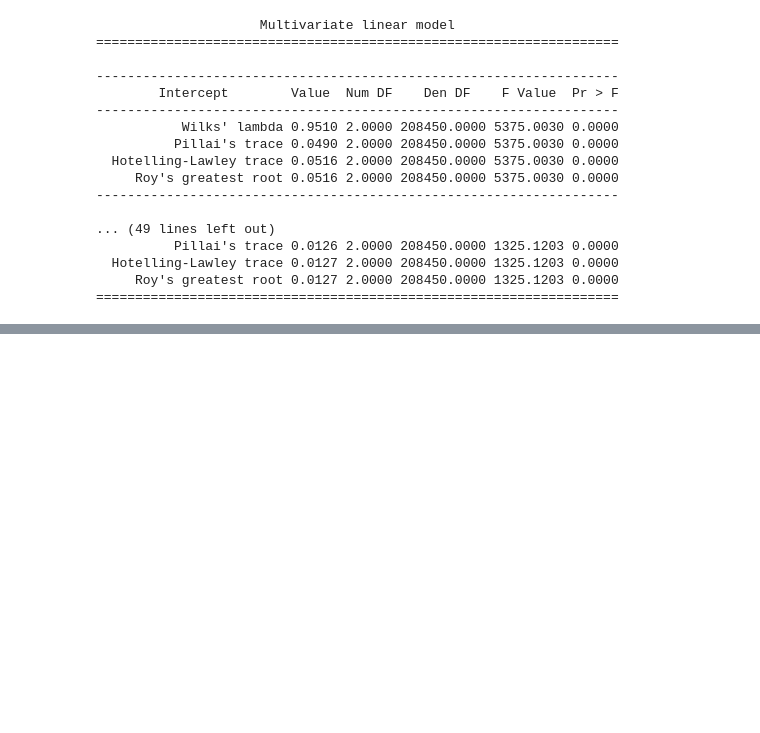
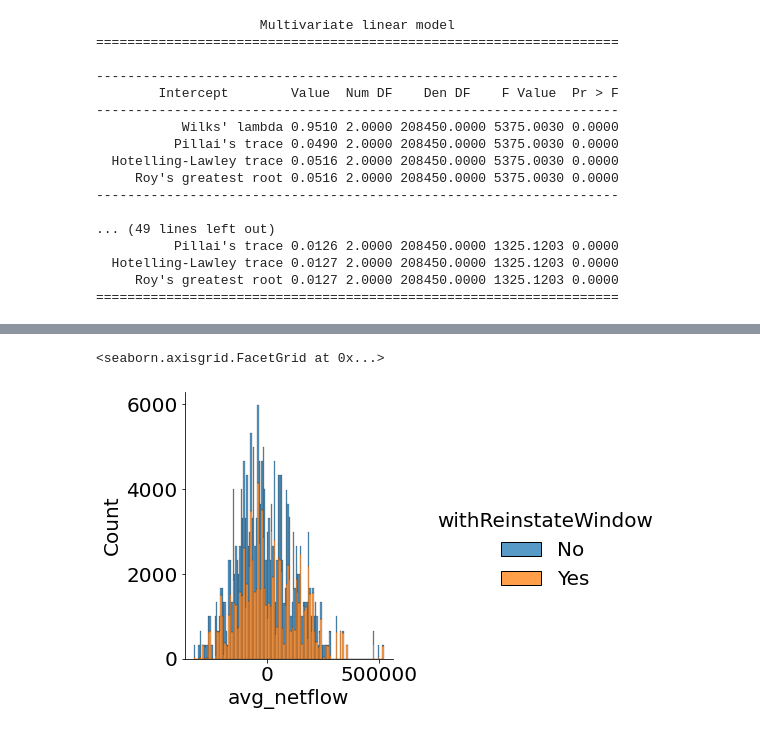
Before and after one commit to EdgeCaser/LiquiditySims, a Jupyter notebook: Stats.ipynb, the cells around one changed output, grey strips where cells are left out. Saved outputs shown, nothing was run; the diff lists cells and outputs as text; code cells hidden in the pictures; blank space fills up the shorter version.

```diff
--- a/Stats.ipynb
+++ b/Stats.ipynb
@@ -102,0 +159,8 @@ print(fit.mv_test())
+# %%
+sns.displot(data=df, x="avg_netflow", hue="withReinstateWindow", multiple="stack")
+
+##g = sns.relplot(data=df3, x="cushion", y="avg_netflow")
+##g.set_axis_labels("wall", "net flow")
+# %% [output]
+<seaborn.axisgrid.FacetGrid at 0x...>
+[figure, added]
```
Also changed, not shown: parts of 13 cells of this notebook, 2 other files.
